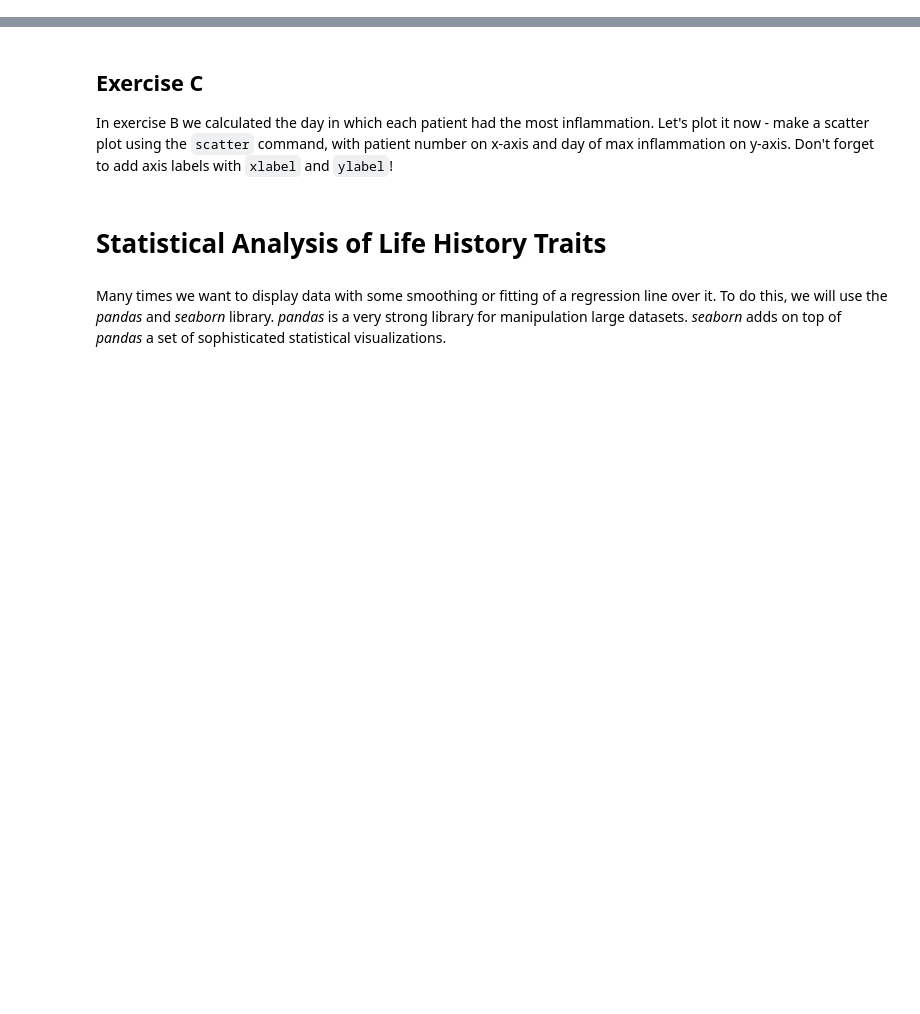
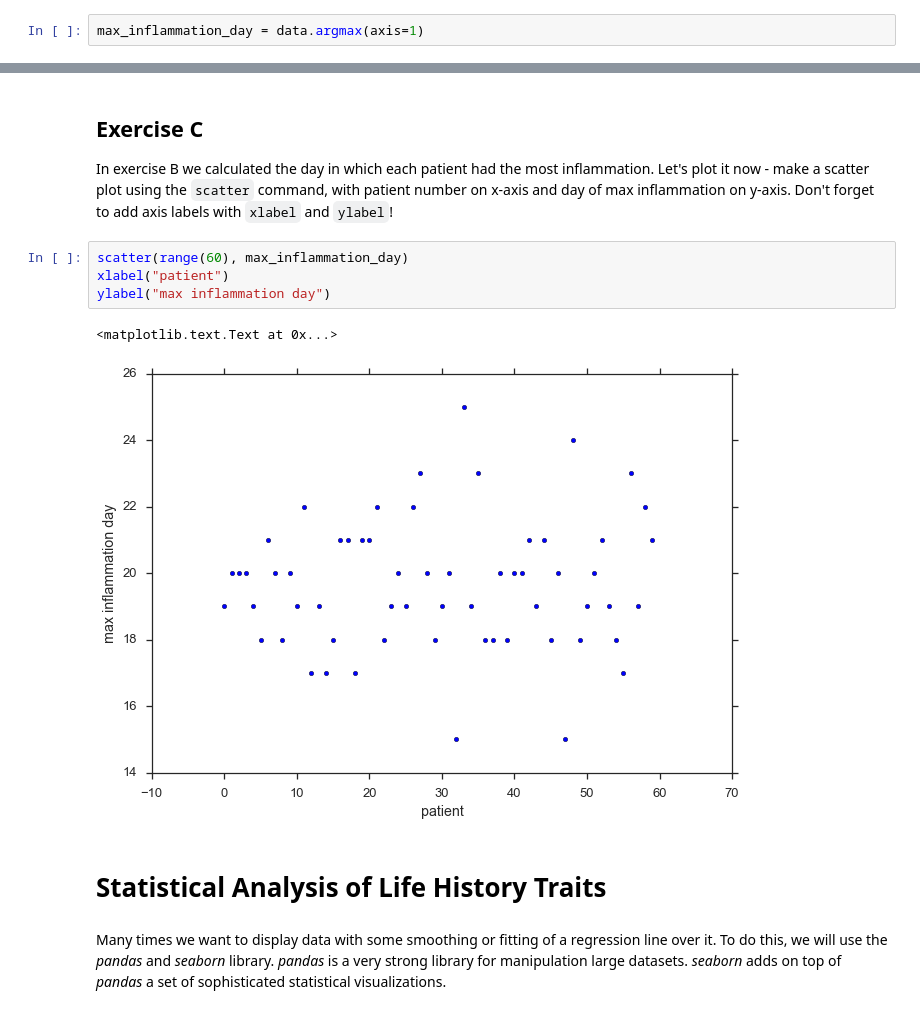
Before and after one commit to Py4Life/TAU2016, a Jupyter notebook: lecture8_dataAnalysis.ipynb, the cells around one changed output, grey strips where cells are left out. Cells and saved outputs as stored; diff of their text form; blank space fills up the shorter version.

Commit message:
upload lecture8 - lecture8_dataAnalysis with solutions

```diff
--- a/lecture8_dataAnalysis.ipynb
+++ b/lecture8_dataAnalysis.ipynb
@@ -182,6 +257,8 @@ On which day did each patient had the most inflammation?
 Use `data.argmax` to find out.
 
 That means: we want to get a vector, so that in position _i_ we have the day in which patient _i_ (counting from 0) has the biggest measurement.
+# %%
+max_inflammation_day = data.argmax(axis=1)
 # %% [markdown]
 ## Plotting
 
@@ -240,6 +329,13 @@ ylabel("#patients")
 In exercise B we calculated the day in which each patient had the most inflammation.
 Let's plot it now - make a scatter plot using the `scatter` command, with patient number on x-axis and day of max inflammation on y-axis.
 Don't forget to add axis labels with `xlabel` and `ylabel`!
+# %%
+scatter(range(60), max_inflammation_day)
+xlabel("patient")
+ylabel("max inflammation day")
+# %% [output]
+<matplotlib.text.Text at 0x...>
+[figure, added]
 # %% [markdown]
 # Statistical Analysis of Life History Traits
 # %% [markdown]
```
Also changed, not shown: parts of 36 cells of this notebook.
